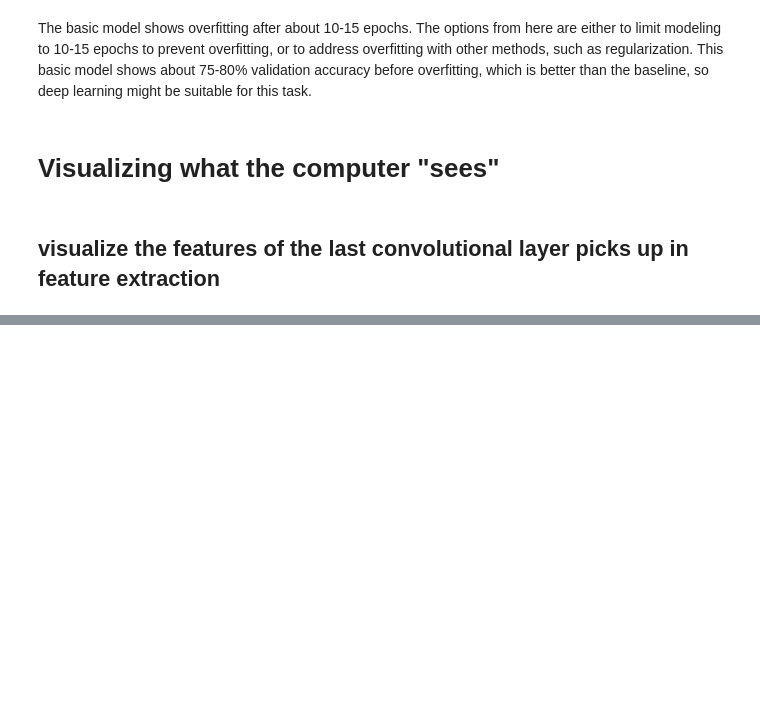
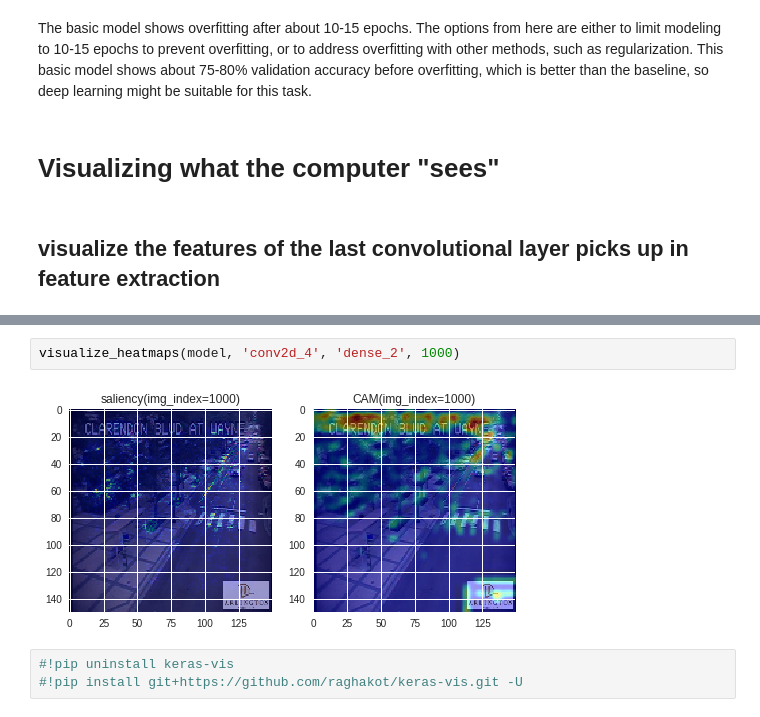
Before and after one commit to bfraiche/parkingdirty, a Jupyter notebook: keras_visualize_heatmap.ipynb, the cells around one changed output, grey strips where cells are left out. Saved outputs shown, nothing was run; the diff lists cells and outputs as text; blank space fills up the shorter version.

```diff
--- a/keras_visualize_heatmap.ipynb
+++ b/keras_visualize_heatmap.ipynb
@@ -390,0 +424,7 @@ for i in range(251,255):
+# %%
+visualize_heatmaps(model, 'conv2d_4', 'dense_2', 1000)
+# %% [output]
+[figure, added]
+# %%
+#!pip uninstall keras-vis
+#!pip install git+https://github.com/raghakot/keras-vis.git -U
```
Also changed, not shown: parts of 14 cells of this notebook.
